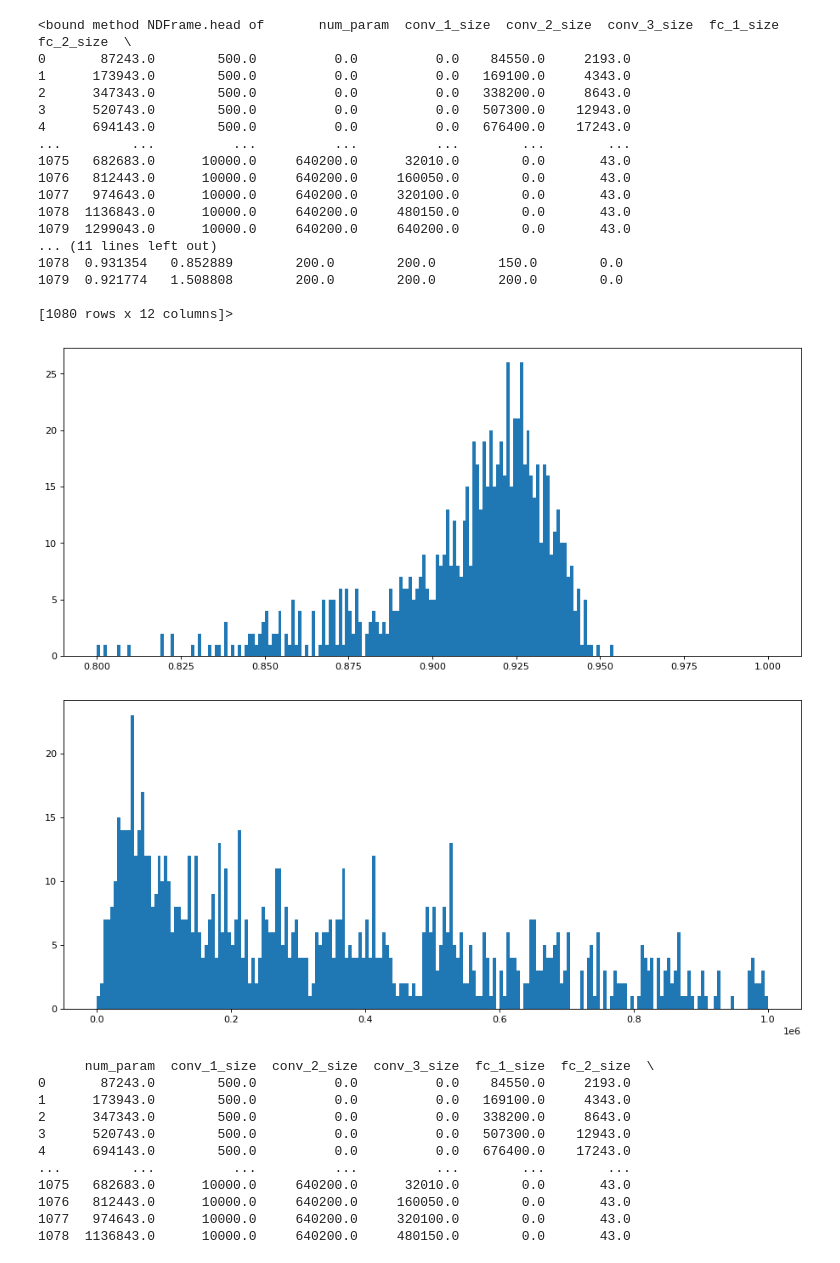
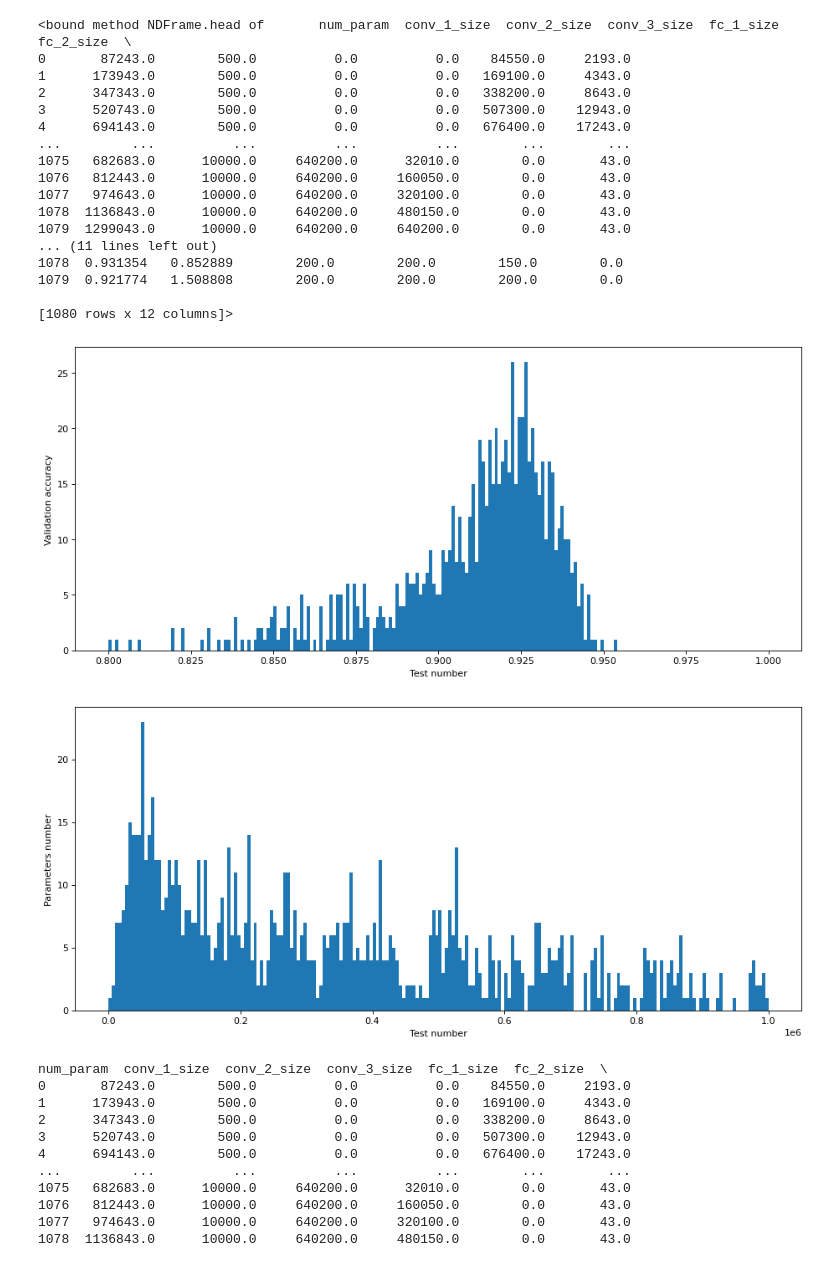
Before and after one commit to Sixaxis9/Embedded-neural-net-traffic-sign-recognition, a Jupyter notebook: Jupyter/CNN_Results_Comparison.ipynb, the cells around one changed output. Drawn from its saved outputs; the diff is of its cells as text; code cells hidden in the pictures.

```diff
--- a/Jupyter/CNN_Results_Comparison.ipynb
+++ b/Jupyter/CNN_Results_Comparison.ipynb
@@ -10,35 +10,39 @@ header = ('num_param', 'conv_1_size', 'conv_2_size', 'conv_3_size', 'fc_1_size',
           'test_loss', 'conv_1_elem', 'conv_2_elem', 'conv_3_elem', 'fc_1_elem')
 
 results = pd.read_csv("Model_Comparison_Results.csv", names=header)
 
 print(results.head)
 
 plt.figure(num=None, figsize=(14, 6), dpi=80, facecolor='w', edgecolor='k')
 plt.hist(results['test_acc'], range=(0.8, 1), bins=200)
+plt.xlabel("Test number")
+plt.ylabel("Validation accuracy")
 plt.show()
 plt.figure(num=None, figsize=(14, 6), dpi=80, facecolor='w', edgecolor='k')
 plt.hist(results['num_param'], range=(0,1e6), bins=200)
+plt.xlabel("Test number")
+plt.ylabel("Parameters number")
 plt.show()
 # %% [output]
 <bound method NDFrame.head of       num_param  conv_1_size  conv_2_size  conv_3_size  fc_1_size  fc_2_size  \
 0       87243.0        500.0          0.0          0.0    84550.0     2193.0
 1      173943.0        500.0          0.0          0.0   169100.0     4343.0
 2      347343.0        500.0          0.0          0.0   338200.0     8643.0
 3      520743.0        500.0          0.0          0.0   507300.0    12943.0
 4      694143.0        500.0          0.0          0.0   676400.0    17243.0
 ...         ...          ...          ...          ...        ...        ...
 1075   682683.0      10000.0     640200.0      32010.0        0.0       43.0
 1076   812443.0      10000.0     640200.0     160050.0        0.0       43.0
 1077   974643.0      10000.0     640200.0     320100.0        0.0       43.0
 1078  1136843.0      10000.0     640200.0     480150.0        0.0       43.0
 1079  1299043.0      10000.0     640200.0     640200.0        0.0       43.0
 ... (11 lines left out)
 1078  0.931354   0.852889        200.0        200.0        150.0        0.0
 1079  0.921774   1.508808        200.0        200.0        200.0        0.0
 
 [1080 rows x 12 columns]>
-[figure, old version]
+[figure, new version]
-[figure, old version]
+[figure, new version]
 # %%
 weighted_score = 0.25*(1-results['test_loss'])+0.75*results['num_param']
 
```
Also changed, not shown: parts of 1 cell of this notebook, 4 other files.
